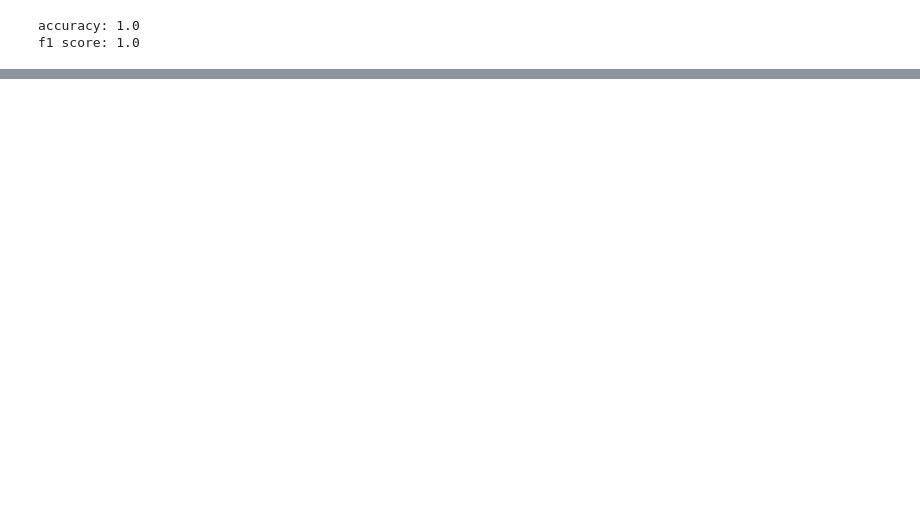
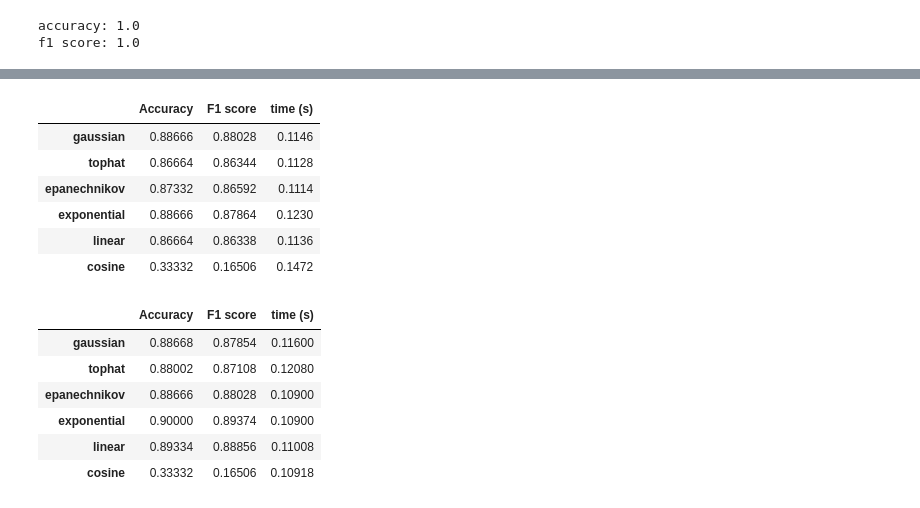
Before and after one commit to AndrewDiv/FCALC, a Jupyter notebook: exmp.ipynb, the cells around one changed output, grey strips where cells are left out. Drawn from its saved outputs; the diff is of its cells as text; code cells hidden in the pictures; blank space fills up the shorter version.

```diff
--- a/exmp.ipynb
+++ b/exmp.ipynb
@@ -143,0 +241,34 @@ array([0., 0., 0., 1., 0., 0., 1., 0., 1., 1., 0., 1., 0., 0., 0., 0., 0.,
+# %%
+X_train = df.drop('species', axis=1).values
+y_train = df['species'].values
+kernels = ["gaussian", "tophat", "epanechnikov", "exponential", "linear", "cosine"]
+result = []
+for k in kernels:
+    res = model_test_CV(X_train,y_train,method="density-based",kde_kernel=k)
+    result.append(res.loc["mean"].values)
+result=pd.DataFrame(result, index=kernels,columns=["Accuracy","F1 score", "time (sec.)"])
+display(result)
+result.to_csv("D:/University/masters thesis/csv results/iris_kernels_res.csv")
+
+result = []
+for k in kernels:
+    res = model_test_CV(X_train,y_train,method="density-based",kde_kernel=k, kde_classwise=True)
+    result.append(res.loc["mean"].values)
+result=pd.DataFrame(result, index=kernels,columns=["Accuracy","F1 score", "time (sec.)"])
+display(result)
+result.to_csv("D:/University/masters thesis/csv results/iris_kernels_classwise_res.csv")
+# %% [output]
+|  | Accuracy | F1 score | time (s) |
+| gaussian | 0.88666 | 0.88028 | 0.1146 |
+| tophat | 0.86664 | 0.86344 | 0.1128 |
+| epanechnikov | 0.87332 | 0.86592 | 0.1114 |
+| exponential | 0.88666 | 0.87864 | 0.1230 |
+| linear | 0.86664 | 0.86338 | 0.1136 |
+| cosine | 0.33332 | 0.16506 | 0.1472 |
+|  | Accuracy | F1 score | time (s) |
+| gaussian | 0.88668 | 0.87854 | 0.11600 |
+| tophat | 0.88002 | 0.87108 | 0.12080 |
+| epanechnikov | 0.88666 | 0.88028 | 0.10900 |
+| exponential | 0.90000 | 0.89374 | 0.10900 |
+| linear | 0.89334 | 0.88856 | 0.11008 |
+| cosine | 0.33332 | 0.16506 | 0.10918 |
```
Also changed, not shown: parts of 19 cells of this notebook.
